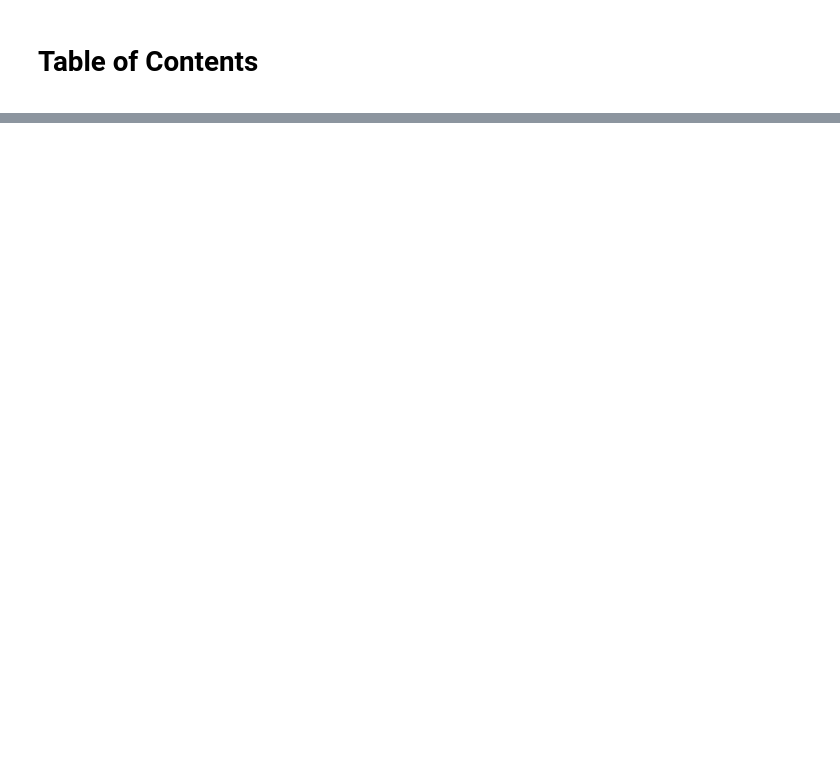
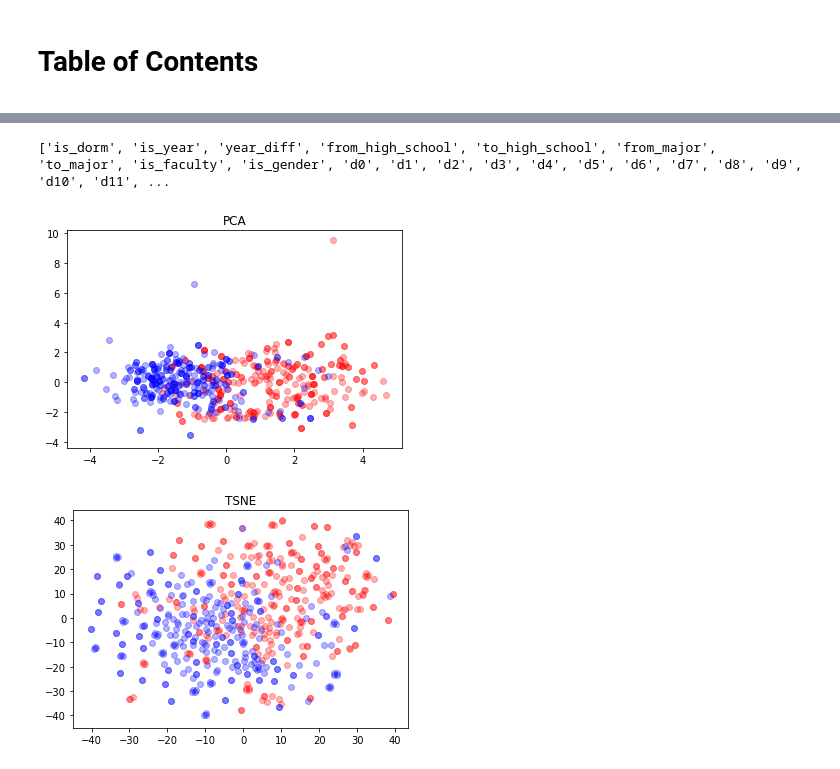
Before and after one commit to timpostuvan/link-prediction-facebook100, a Jupyter notebook: Feature Analysis.ipynb, the cells around one changed output, grey strips where cells are left out. Cells and saved outputs as stored; diff of their text form; code cells hidden in the pictures; blank space fills up the shorter version.

```diff
--- a/Feature Analysis.ipynb
+++ b/Feature Analysis.ipynb
@@ -124,0 +148,6 @@ np.mean([])
+# %%
+feature_red(emb_data,list(emb_data.columns)[4:],ind =  indices)
+# %% [output]
+['is_dorm', 'is_year', 'year_diff', 'from_high_school', 'to_high_school', 'from_major', 'to_major', 'is_faculty', 'is_gender', 'd0', 'd1', 'd2', 'd3', 'd4', 'd5', 'd6', 'd7', 'd8', 'd9', 'd10', 'd11', ...
+[figure, added]
+[figure, added]
```
Also changed, not shown: parts of 43 cells of this notebook, 11 other files.
